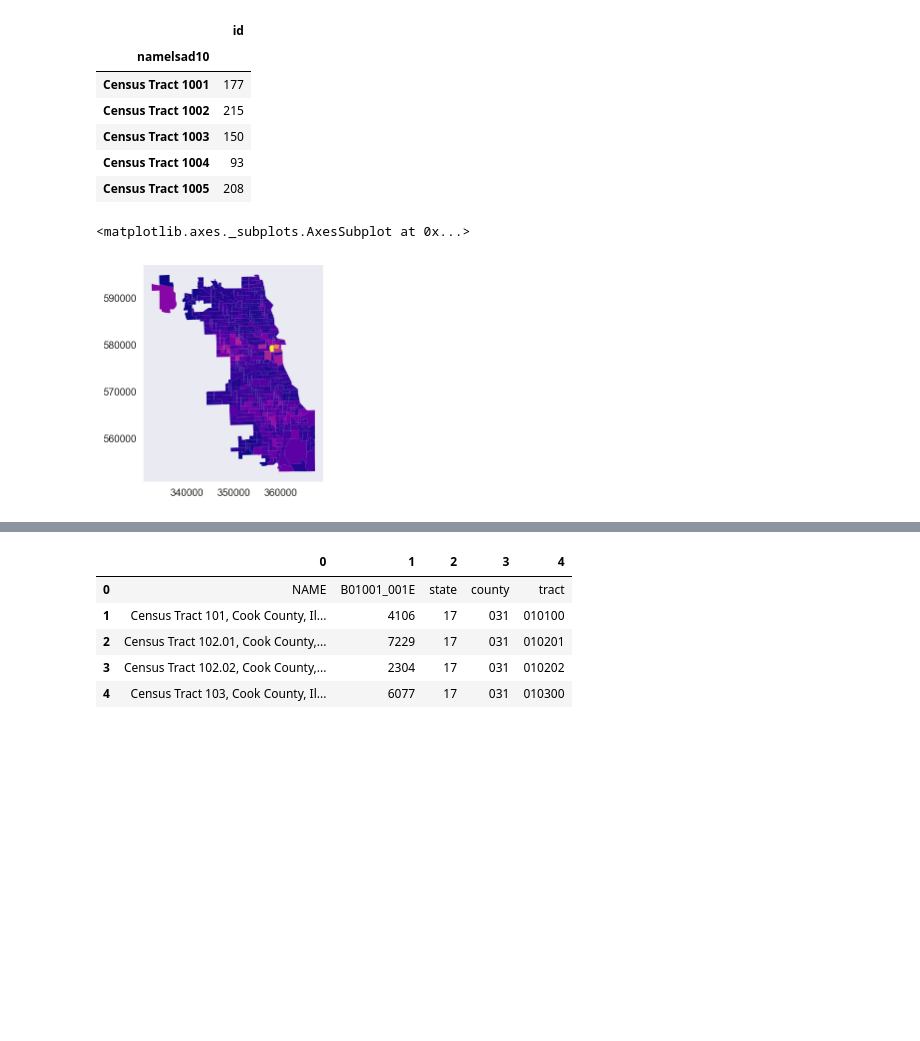
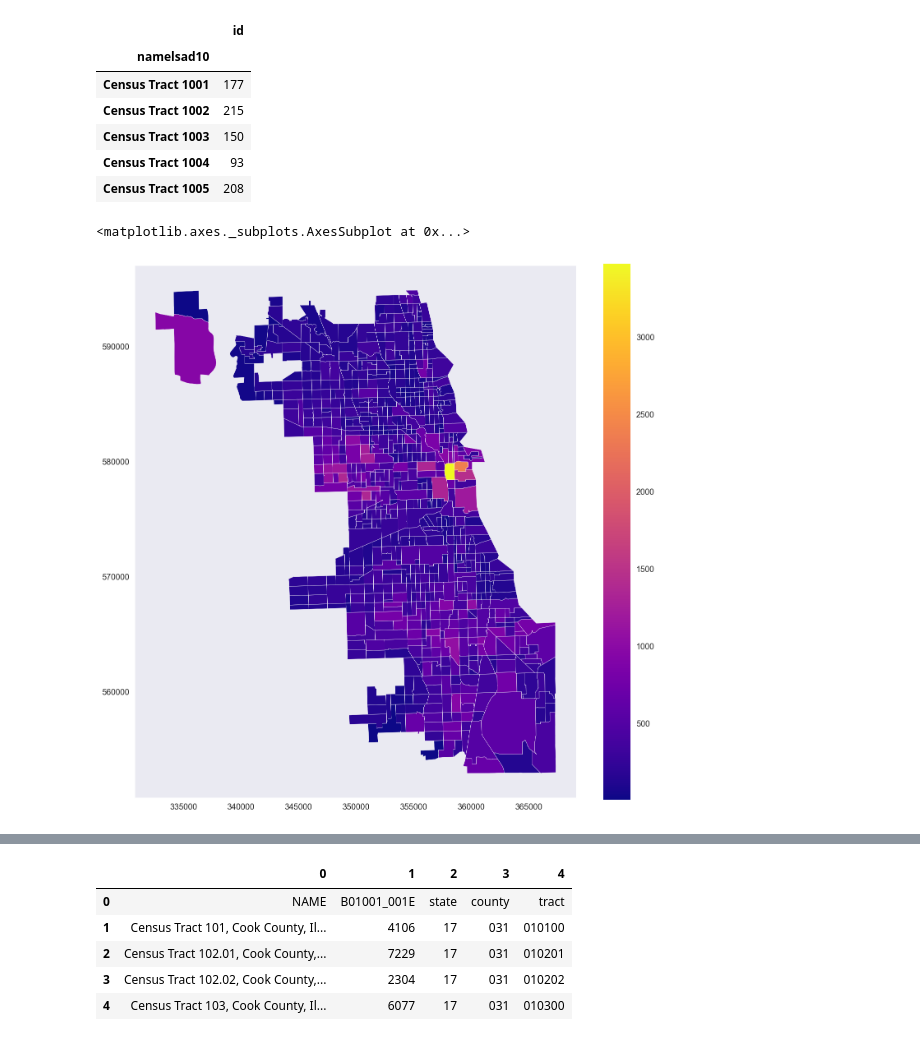
Before and after one commit to mrjacobson/ippp-final-project, a Jupyter notebook: Final Project.ipynb, the cells around one changed output, grey strips where cells are left out. Saved outputs shown, nothing was run; the diff lists cells and outputs as text; code cells hidden in the pictures; blank space fills up the shorter version.

```diff
--- a/Final Project.ipynb
+++ b/Final Project.ipynb
@@ -249,10 +249,10 @@ crime_tracts = pd.merge(tracts, count, left_on = "namelsad10", right_index = Tru
 # %%
 crime_tracts['Count'] = crime_tracts['id']
 # %%
-crime_tracts.plot(column = 'Count', cmap = 'plasma')
+crime_tracts.plot(column = 'Count', cmap = 'plasma', edgecolor = 'white', legend = True, figsize = (12, 12))
 # %% [output]
 <matplotlib.axes._subplots.AxesSubplot at 0x...>
-[figure, old version]
+[figure, new version]
 # %%
 crime_tracts.sort_values('namelsad10').head(100)
 # %% [output]
```
Also changed, not shown: parts of 4 cells of this notebook.
